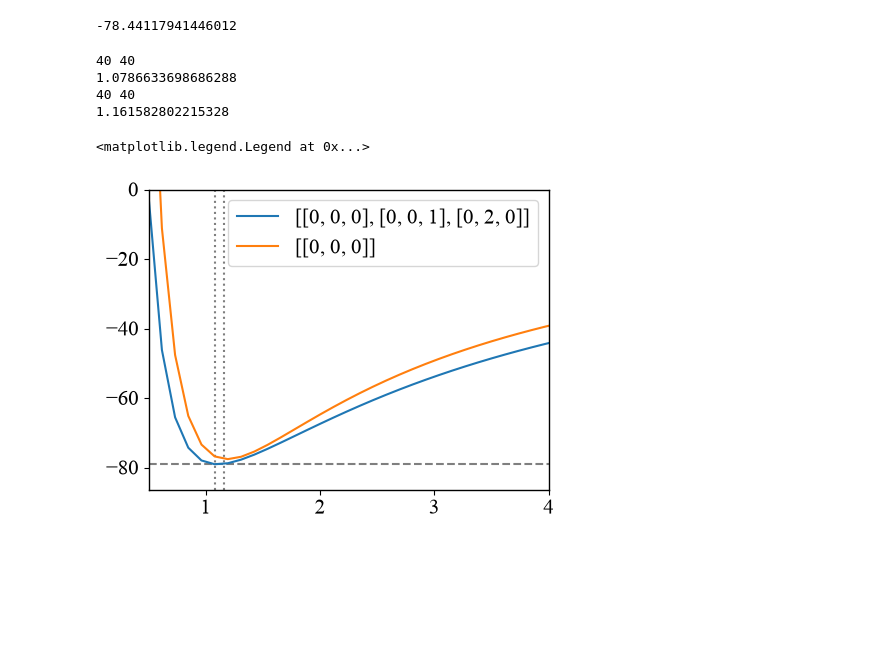
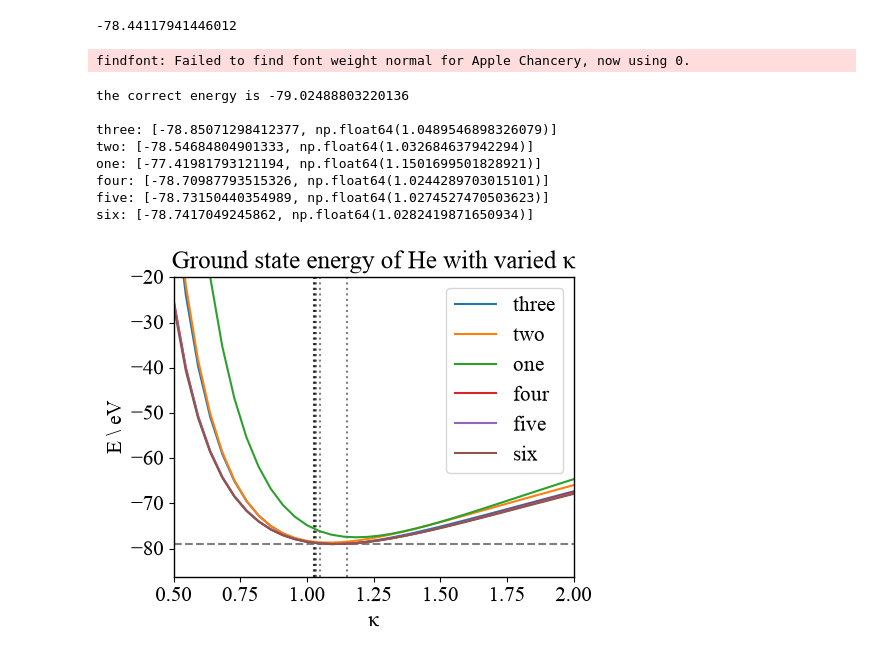
Before and after one commit to ruthhodgson/3particle_project, a Jupyter notebook: notebooks/milestone_nb.ipynb, the cells around one changed output. Drawn from its saved outputs; the diff is of its cells as text; code cells hidden in the pictures; blank space fills up the shorter version.

Commit message:
tiding up plots

```diff
--- a/notebooks/milestone_nb.ipynb
+++ b/notebooks/milestone_nb.ipynb
@@ -35,12 +32,15 @@ print(r0_calc)
 # %% [markdown]
 **Generating n states $\psi$**
 # %%
-hyll_states = [[0,0,0], [0,0,1], [0,2,0]]
 one_state_basis = [[0,0,0]]
-test_kappa = 1
+two_states  =     [[0,0,0], [0,0,1]]
+hyll_states =     [[0,0,0], [0,0,1], [0,2,0]]
+four_states =     [[0,0,0], [0,0,1], [0,2,0], [0,0,2]]
+five_states =     [[0,0,0], [0,0,1], [0,2,0], [0,0,2], [0, 2, 1]]
+six_states  =     [[0,0,0], [0,0,1], [0,2,0], [0,0,2], [0, 2, 1], [0, 2, 2]]
 
-# states_5 = [[
-#     [0, 0, 0], [1, 0, 0] , [0, 1, 1], [1, 0, 1]
-# ]]
 
-states_list = [hyll_states, one_state_basis]
+
+states_list = [hyll_states,  two_states, one_state_basis, four_states, five_states, six_states]
+state_names_list = ['three', 'two', 'one', 'four', 'five', 'six']
+states_ints = [3, 2, 1, 4, 5, 6]
@@ -461,14 +488,16 @@ fig, ax = plt.subplots(figsize = (4, 3))
 ax.set_visible = False
 ax_kappa = fig.add_axes((0, 0, 1, 1))
 
+results = {}
+
 
 def model_function(x, *params):
     return params[0]*np.exp(params[1]*x)+params[2]*x+params[3]
 
+
 initial_vals = [10, -1, -3, -80]
+kappas = np.linspace(0.5, 5, 100)
 
-
-kappas = np.linspace(0.5, 5, 40)
 
 for state in range(len(states_list)):
     energy_vals = []
@@ -477,58 +506,65 @@ for state in range(len(states_list)):
     for kap in range(len(kappas)):
         energy_vals.append(all(kappas[kap], len(states_list[state]), states_list[state]))
 
-    print(len(kappas), len(energy_vals))
+    # print(len(kappas), len(energy_vals))
 
     assert len(kappas) == len(energy_vals)
     correct_energy =- 2.904 *electron_charge / r0
 
 
-    ax_kappa.plot(kappas, energy_vals, label = f"{states_list[state]}")
+    ax_kappa.plot(kappas, energy_vals, label = f"{state_names_list[state]}")
 
     popt, cov = sc.optimize.curve_fit(model_function, # function to fit
-                                        kappas[:15:], # x data
-                                        energy_vals[:15:], # y data
+                                        kappas[::], # x data
+                                        energy_vals[::], # y data
                                         sigma=0.1, # array of error bars for the fit
                                         absolute_sigma=True, # errors bars DO represent 1 std error
                                         p0=initial_vals, # starting point for fit
                                         check_finite=True)
 
     popt_xs = np.linspace(0.7, 2, 15)
     popt_ys = []
     for i in range(len(popt_xs)):
         popt_ys.append(model_function(popt_xs[i], *popt))
 
     def model_function(x, *params):
         return params[0]*np.exp(params[1]*x)+params[2]*x+params[3]
 
     def deriv(x, *popt):
         return popt[0]*popt[1]*np.exp(popt[1]*[x]) + popt[2]*x
 
     A,B,C,D = popt
 
     minim = np.log((-C)/(A*B) ) / B
-    print(minim)
+    # print(minim)
+
+    res_energy = all(minim, len(states_list[state]), states_list[state])
 
     ax_kappa.axvline(minim,  linestyle = ':', c='k', alpha = 0.5, zorder=0)
-    # ax_kappa.scatter(popt_xs, popt_ys, c='r')
 
-    # ax_diff = fig.add_axes((1.5,0, 1, 1))
-    # difference = []
-    # ax_kappa.axhline(correct_energy )
-    # for i in range(len(kappas)):
-    #     difference.append(abs(all(kappas[i], chosen_num, chosen_states) - correct_energy))
-
-    # ax_diff.scatter(kappas, difference)
-
+    results.update({state_names_list[state]: [res_energy, minim]})
 
 ax_kappa.axhline(correct_energy, linestyle = '--', c='k', alpha = 0.5, zorder = 0)
-ax_kappa.set_ylim(top = 0)
-ax_kappa.set_xlim(right = 4, left = 0.5)
+ax_kappa.set_ylim(top = -20)
+ax_kappa.set_xlim(right = 2, left = 0.5)
 ax_kappa.legend()
+ax_kappa.set_title('Ground state energy of He with varied $\kappa$')
+ax_kappa.set_xlabel('$\kappa$')
+ax_kappa.set_ylabel('E \ eV')
+
+print(f'the correct energy is {correct_energy}')
+print()
+
+for key, value in results.items():
+    print(f"{key}: {value}")
 # %% [output]
-40 40
-1.0786633698686288
-40 40
-1.161582802215328
+findfont: Failed to find font weight normal for Apple Chancery, now using 0.
-<matplotlib.legend.Legend at 0x...>
+the correct energy is -79.02488803220136
+
+three: [-78.85071298412377, np.float64(1.0489546898326079)]
+two: [-78.54684804901333, np.float64(1.032684637942294)]
+one: [-77.41981793121194, np.float64(1.1501699501828921)]
+four: [-78.70987793515326, np.float64(1.0244289703015101)]
+five: [-78.73150440354989, np.float64(1.0274527470503623)]
+six: [-78.7417049245862, np.float64(1.0282419871650934)]
-[figure, old version]
+[figure, new version]
```
Also changed, not shown: parts of 8 cells of this notebook.
